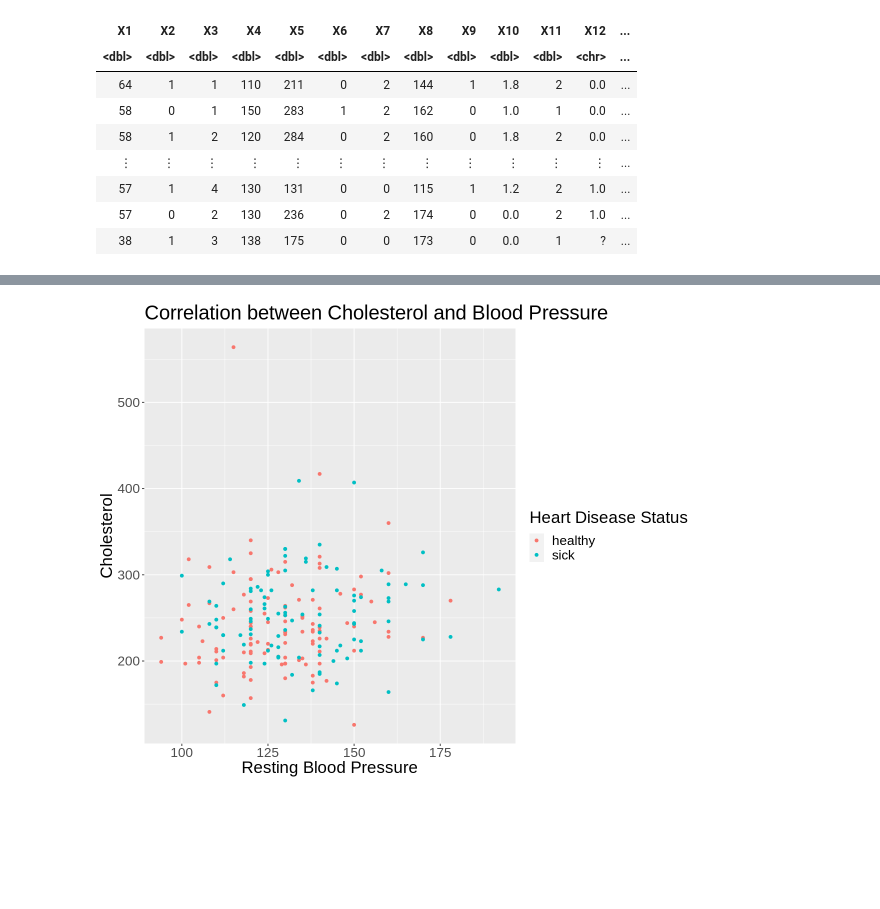
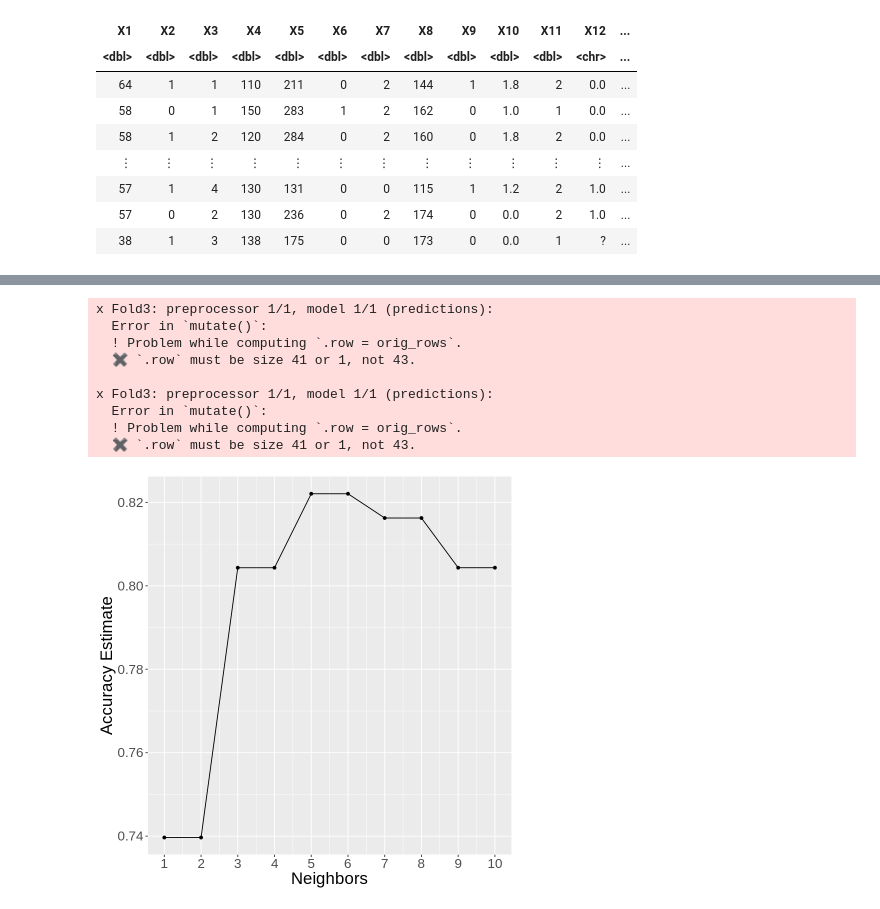
Before and after one commit to zohairomar1/HeartDiseasePredictionModel, a Jupyter notebook: group_project_report19.ipynb, the cells around one changed output, grey strips where cells are left out. Cells and saved outputs as stored; diff of their text form; code cells hidden in the pictures; blank space fills up the shorter version.

Commit message:
Started analysis, got to 82% accuracy

```diff
--- a/group_project_report19.ipynb
+++ b/group_project_report19.ipynb
@@ -96,11 +137,49 @@ A grouped_df: 4 × 5
-# %%
-options(repr.plot.width = 10, repr.plot.height = 8)
-heart_disease_plot <- heart_disease_train |>
-    ggplot(aes(x = resting_bp, y = cholesterol, colour = num)) +
-    geom_point()+
-    labs(x = "Resting Blood Pressure", y = "Cholesterol", colour = "Heart Disease Status") +
-    ggtitle("Correlation between Cholesterol and Blood Pressure") +
-    theme(text = element_text(size = 20))
-heart_disease_plot
-# %% [output]
-[figure, removed]
+# %%
+set.seed(2019)
+
+knn_tune <- nearest_neighbor(weight_func = "rectangular", neighbors = tune()) |>
+    set_engine("kknn") |>
+    set_mode("classification")
+
+training_recipe <- recipe(num ~ ., data = heart_disease_train)
+
+training_vfold <- vfold_cv(heart_disease_train, v = 5, strata = num)
+
+knn_spec <- nearest_neighbor(weight_func = "rectangular", neighbors = 4) |>
+    set_engine("kknn") |>
+    set_mode("classification")
+
+training_resample_fit <- workflow() |>
+    add_recipe(training_recipe) |>
+    add_model(knn_spec) |>
+    fit_resamples(resamples = training_vfold)
+
+grid_frame <- tibble(neighbors = (c(1,2,3,4,5,6,7,8,9,10)))
+
+knn_results <- workflow() |>
+    add_recipe(training_recipe) |>
+    add_model(knn_tune) |>
+    tune_grid(resamples = training_vfold, grid = grid_frame) |>
+    collect_metrics()
+
+accuracies <- knn_results |>
+    filter(.metric == "accuracy")
+
+cross_val_plot <- ggplot(accuracies, aes(x = neighbors, y = mean))+
+    geom_point() +
+    geom_line() +
+    labs(x = "Neighbors", y = "Accuracy Estimate") +
+    scale_x_continuous(breaks = seq(0, 10, by = 1))+
+    theme(text = element_text(size = 20))
+cross_val_plot
+# %% [output]
+x Fold3: preprocessor 1/1, model 1/1 (predictions):
+  Error in `mutate()`:
+  ! Problem while computing `.row = orig_rows`.
+  ✖ `.row` must be size 41 or 1, not 43.
+
+x Fold3: preprocessor 1/1, model 1/1 (predictions):
+  Error in `mutate()`:
+  ! Problem while computing `.row = orig_rows`.
+  ✖ `.row` must be size 41 or 1, not 43.
+[figure, added]
```
Also changed, not shown: parts of 8 cells of this notebook.
